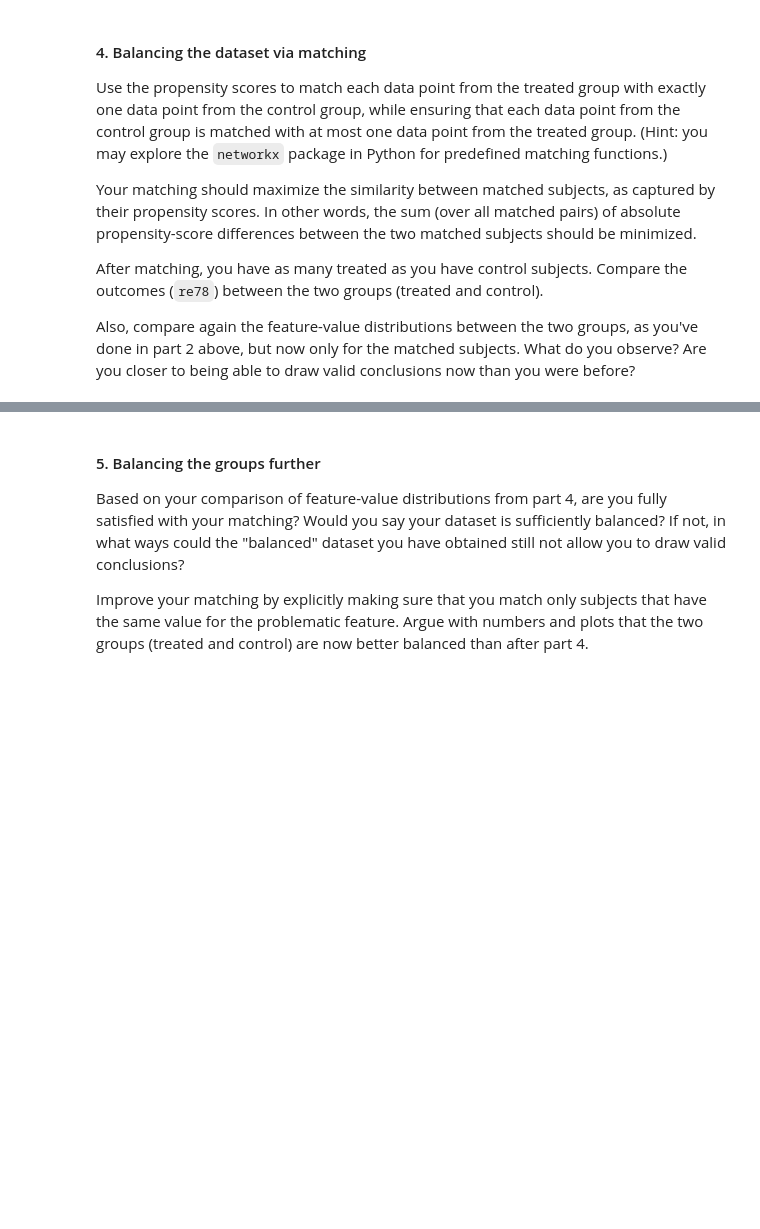
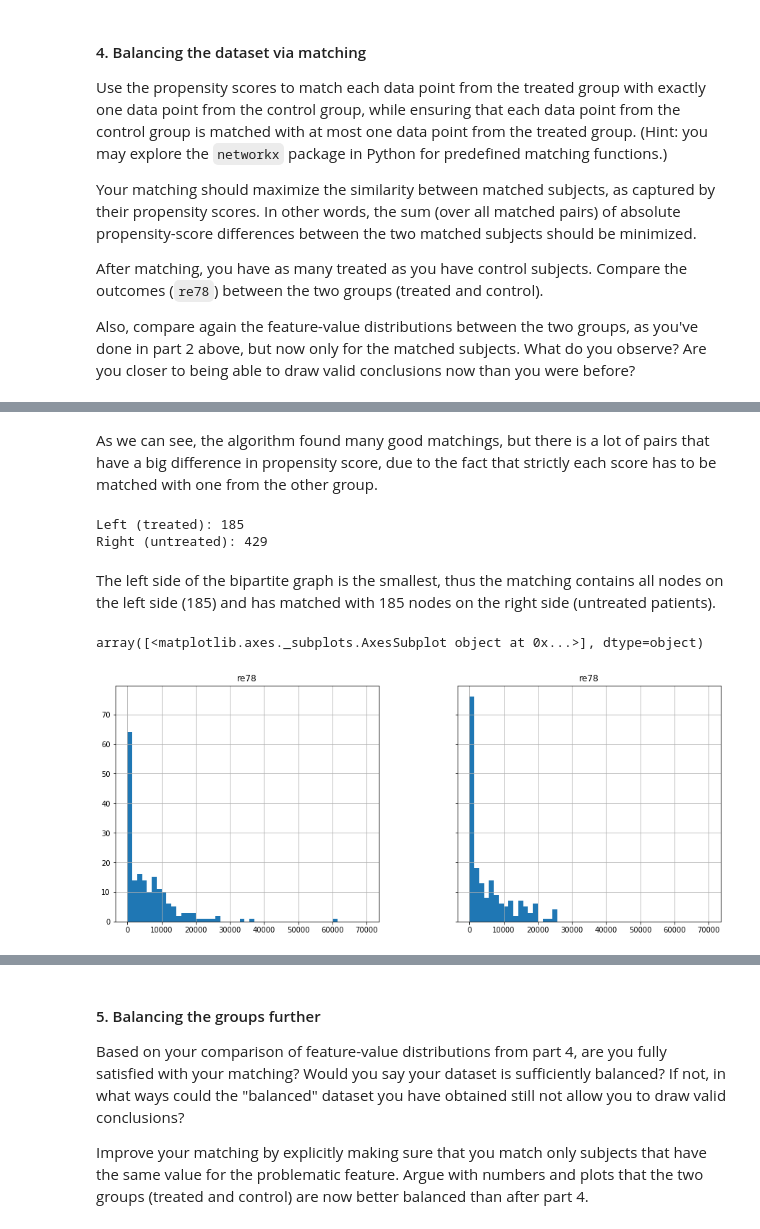
Before and after one commit to csbenz/ada, a Jupyter notebook: 04 - Applied ML/hw4.ipynb, the cells around one changed output, grey strips where cells are left out. Cells and saved outputs as stored; diff of their text form; code cells hidden in the pictures; blank space fills up the shorter version.

```diff
--- a/04 - Applied ML/hw4.ipynb
+++ b/04 - Applied ML/hw4.ipynb
@@ -293,0 +317,32 @@ max_match
+# %% [markdown]
+As we can see, the algorithm found many good matchings, but there is a lot of pairs that have a big difference in propensity score, due to the fact that strictly each score has to be matched with one from the other group.
+# %%
+#left side is the treated nodes, right side is untreated nodes (size)
+(left, right) = bipartite.sets(B)
+
+print('Left (treated): {}'.format(len(left)))
+print('Right (untreated): {}'.format(len(right)))
+# %% [output]
+Left (treated): 185
+Right (untreated): 429
+# %% [markdown]
+The left side of the bipartite graph is the smallest, thus the matching contains all nodes on the left side (185) and has matched with 185 nodes on the right side (untreated patients).
+# %%
+treated_matched_index = left #are all matched
+untreated_matched_index = [max_matching[l] for l in left]
+len(untreated_matched_index)
+
+# Get only the matched proensity scores for each group
+matched_treated_group = data.loc[treated_matched_index]
+matched_untreated_group = data.loc[untreated_matched_index]
+
+
+fig, (ax1, ax2) = plt.subplots(1,2, figsize=(15,6), sharex=True, sharey=True)
+matched_treated_group.hist('re78', bins=bins, label='treated', ax=ax1)
+matched_untreated_group.hist('re78', bins=bins, label='untreated', ax=ax2)
+
+# TODO can do a function to display these two histograms as we reuse code
+# TODO add axis labels and title
+# %% [output]
+array([<matplotlib.axes._subplots.AxesSubplot object at 0x...>], dtype=object)
+[figure, added]
```
Also changed, not shown: parts of 8 cells of this notebook.
